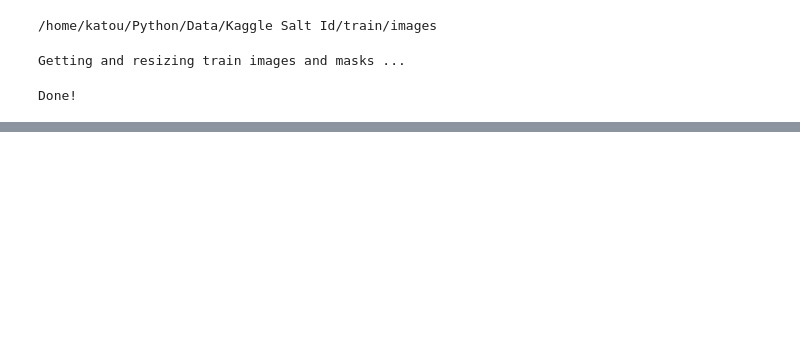
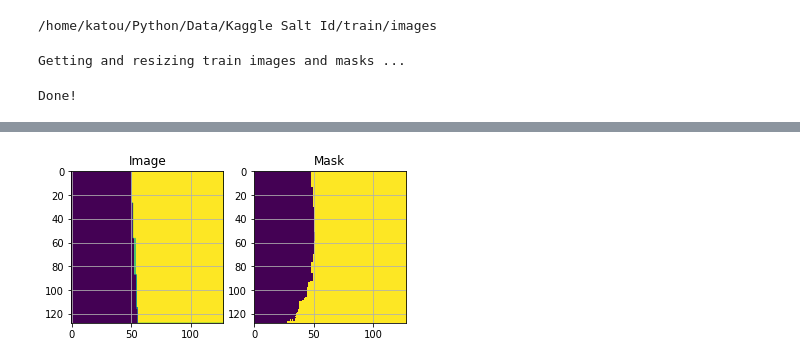
Before and after one commit to SebDat/FirstTest, a Jupyter notebook: Kaggle_Challenge_LIVE-master/salt_identification.ipynb, the cells around one changed output, grey strips where cells are left out. Saved outputs shown, nothing was run; the diff lists cells and outputs as text; code cells hidden in the pictures; blank space fills up the shorter version.

```diff
--- a/Kaggle_Challenge_LIVE-master/salt_identification.ipynb
+++ b/Kaggle_Challenge_LIVE-master/salt_identification.ipynb
@@ -546,7 +693,9 @@ plot2x2Array(a, np.round(b))
 # %%
-i=50
+i=255
 
 a= y_valid[i,:,:].reshape((y_valid.shape[1],y_valid.shape[2]))
 b= pred[i,:,:].reshape((y_valid.shape[1],y_valid.shape[2]))
 
 plot2x2Array(a, np.round(b))
+# %% [output]
+[figure, added]
```
Also changed, not shown: parts of 17 cells of this notebook, 7 other files.
